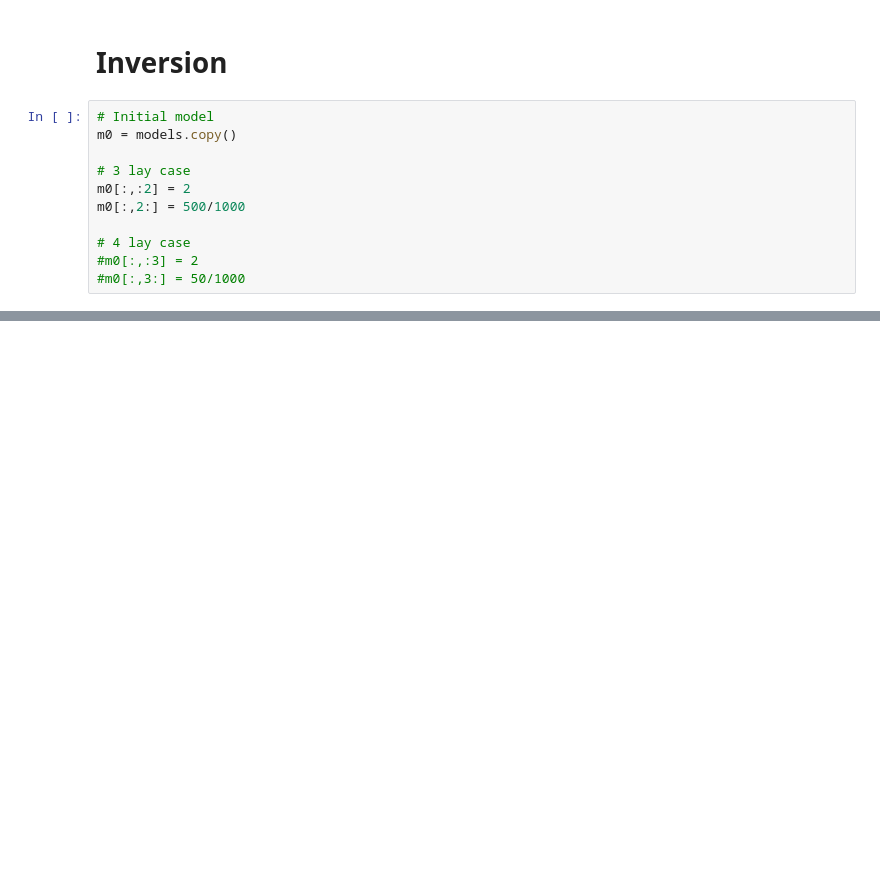
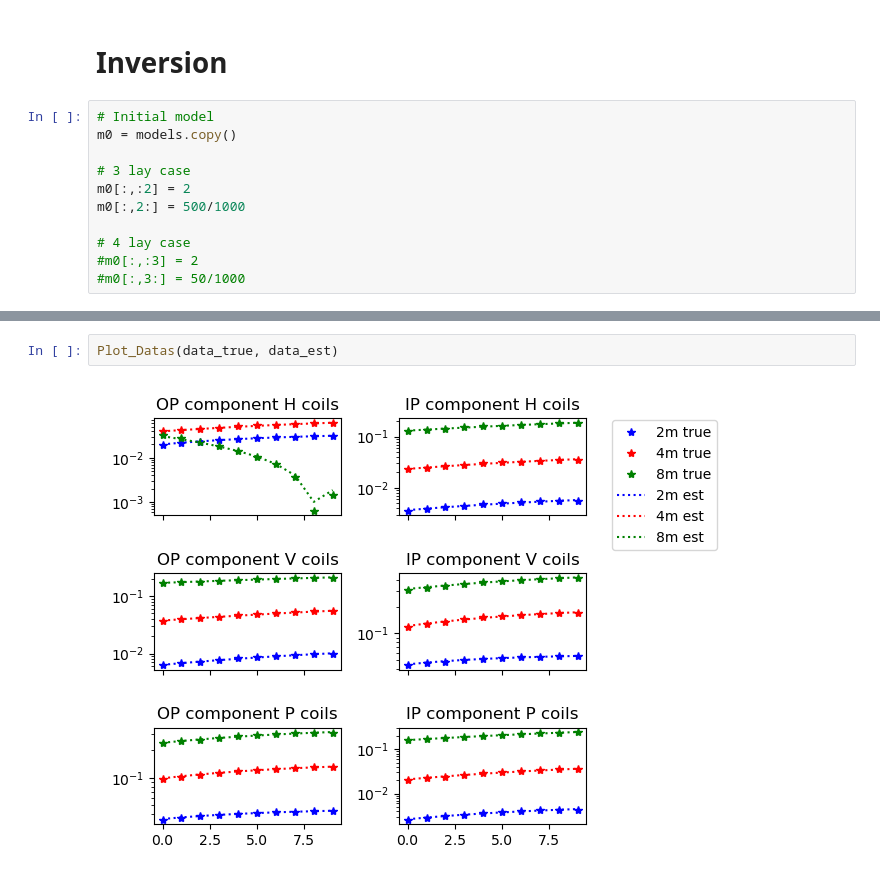
Before and after one commit to mariacarrizo/FDEM_LCI_PWI, a Jupyter notebook: LCI_new.ipynb, the cells around one changed output, grey strips where cells are left out. Drawn from its saved outputs; the diff is of its cells as text; blank space fills up the shorter version.

```diff
--- a/LCI_new.ipynb
+++ b/LCI_new.ipynb
@@ -211,0 +165,4 @@ ax[2,1].semilogy(data_true[:,1,2,2], '.k', label = 'IP p 8m')
+# %%
+Plot_Datas(data_true, data_est)
+# %% [output]
+[figure, added]
```
Also changed, not shown: parts of 10 cells of this notebook.
